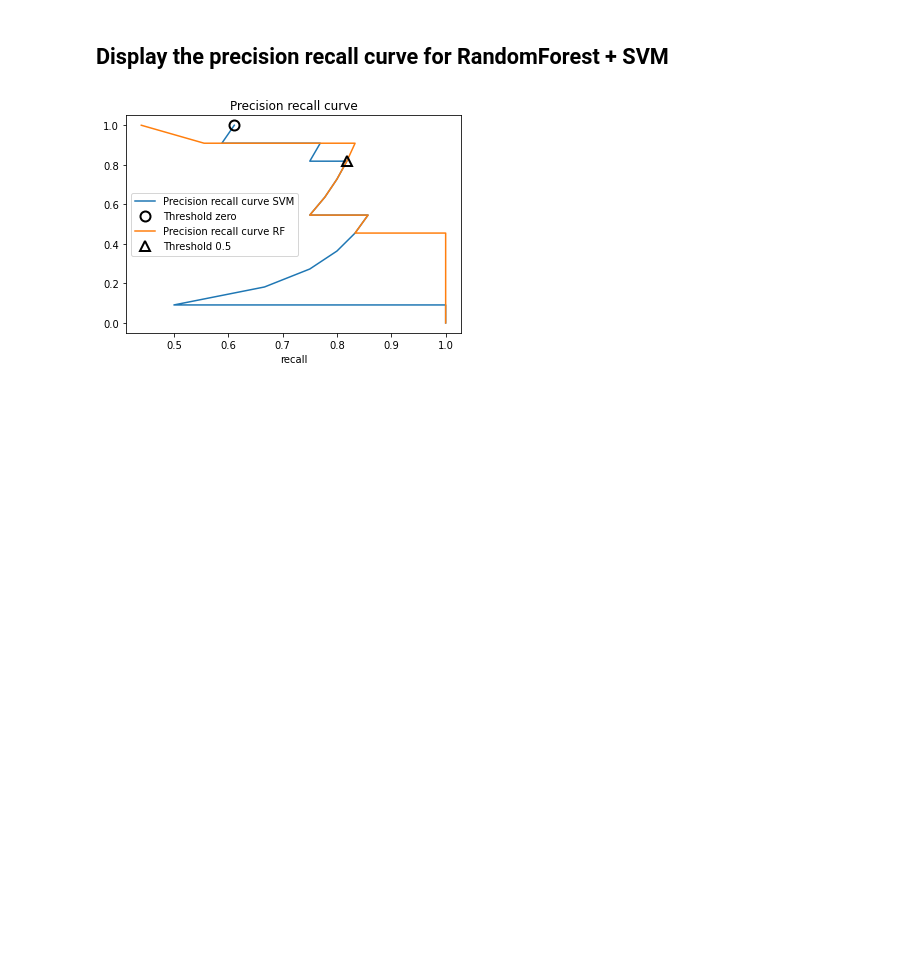
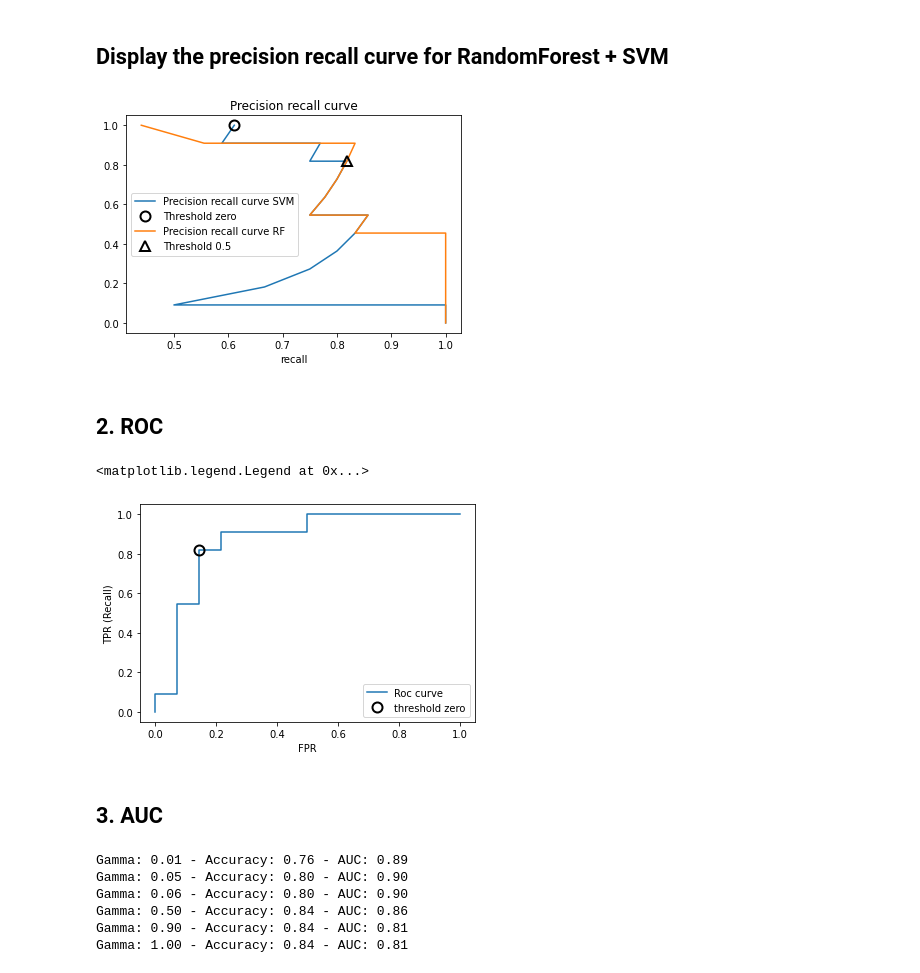
Before and after one commit to kcelia/Reminder, a Jupyter notebook: Maths/Precision_Recall_Curve.ipynb, the cells around one changed output. Saved outputs shown, nothing was run; the diff lists cells and outputs as text; code cells hidden in the pictures; blank space fills up the shorter version.

```diff
--- a/Maths/Precision_Recall_Curve.ipynb
+++ b/Maths/Precision_Recall_Curve.ipynb
@@ -200,3 +197,34 @@ plt.legend(loc="best")
 plt.show()
 # %% [output]
 [figure]
+# %% [markdown]
+## 2. ROC
+# %%
+tfr, tpr, thresholds = roc_curve(y_test, svc.decision_function(X_test))
+
+close_zero = np.argmin(np.abs(thresholds))
+
+plt.plot(tfr, tpr, label="Roc curve")
+plt.plot(tfr[close_zero], tpr[close_zero], 'o', markersize=10, label="threshold zero", fillstyle="none", c="k", mew=2)
+plt.xlabel("FPR")
+plt.ylabel("TPR (Recall)")
+plt.legend(loc="best")
+# %% [output]
+<matplotlib.legend.Legend at 0x...>
+[figure, added]
+# %% [markdown]
+## 3. AUC
+# %%
+for gamma in [0.01, 0.05, 0.06, 0.5, 0.9, 1.0]:
+    svm      = SVC(gamma=gamma).fit(X_train, y_train)
+    accuracy = svm.score(X_test, y_test)
+    auc      = roc_auc_score(y_test, svm.decision_function(X_test))
+
+    print(f"Gamma: {gamma:.2f} - Accuracy: {accuracy:.2f} - AUC: {auc:.2f}")
+# %% [output]
+Gamma: 0.01 - Accuracy: 0.76 - AUC: 0.89
+Gamma: 0.05 - Accuracy: 0.80 - AUC: 0.90
+Gamma: 0.06 - Accuracy: 0.80 - AUC: 0.90
+Gamma: 0.50 - Accuracy: 0.84 - AUC: 0.86
+Gamma: 0.90 - Accuracy: 0.84 - AUC: 0.81
+Gamma: 1.00 - Accuracy: 0.84 - AUC: 0.81
```
Also changed, not shown: parts of 8 cells of this notebook.
